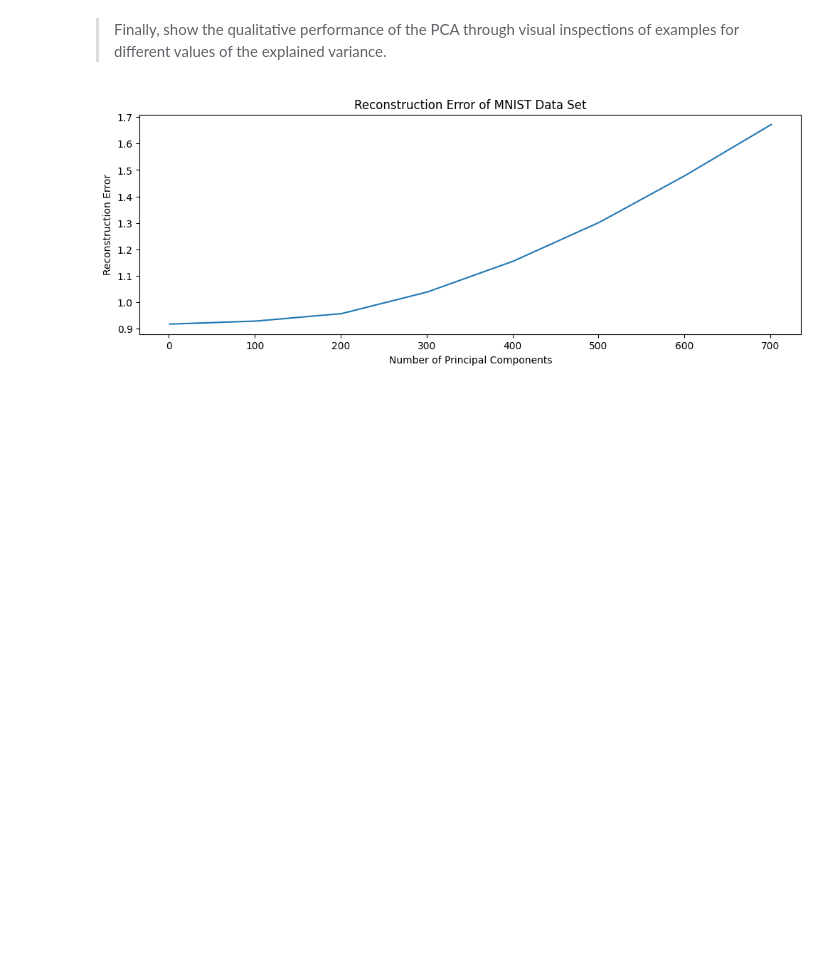
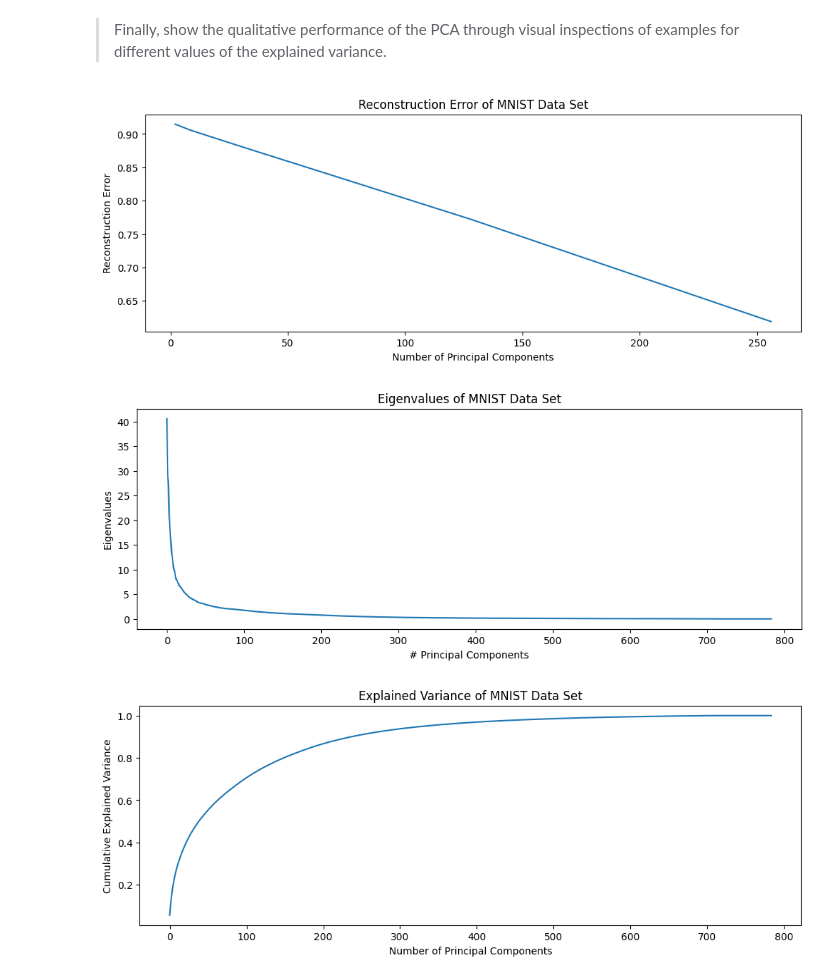
Before and after one commit to KlaraGtknst/PatRec2_SoSe24, a Jupyter notebook: 09_PCA.ipynb, the cells around one changed output. Cells and saved outputs as stored; diff of their text form; code cells hidden in the pictures; blank space fills up the shorter version.

```diff
--- a/09_PCA.ipynb
+++ b/09_PCA.ipynb
@@ -167,7 +167,7 @@ class PCA:
         # self.scaler.fit(X)
         # X_scaled = self.scaler.transform(X)
         mean = np.mean(X, axis=0)
-        cov_matr = (X - mean).T.dot((X - mean)) / (X.shape[0]-1)
+        cov_matr = (X - mean).T.dot((X - mean)) / (X.shape[0] - 1)
         self.eigenvalues, self.eigenvectors = np.linalg.eigh(cov_matr)
         idx = self.eigenvalues.argsort()[::-1]  # biggest eigenvalues first
         self.eigenvalues = self.eigenvalues[idx]
@@ -189,8 +189,7 @@ class PCA:
         """
         X_scaled = X#self.scaler.transform(X)
         mean = np.mean(X_scaled, axis=0)
-        return np.array([mean + np.sum([(x.T @ self.eigenvectors[i] - mean.T @ self.eigenvectors[i]) * self.eigenvectors[i] \
-                                        for i in range(self.M)], axis=0) for x in X_scaled])
+        return np.array([[(x.T @ self.eigenvectors[i]) for i in range(self.M)] for x in X_scaled])
 
 
     def inverse_transform(self, Z):
@@ -203,7 +202,14 @@ class PCA:
         Returns:
             Re-transformed samples in the input space.
         """
-        return np.array([np.sum([z[i] * self.eigenvectors[i] for i in range(self.M)], axis=0) for z in Z])
+        if(len(Z.shape) == 1):
+            Z = Z.reshape(-1, 1)
+
+        res = []
+        for z in Z:
+            res.append(np.sum([z[i] * self.eigenvectors[i] for i in range(self.M)], axis=0))
+        return np.array(res)
+        return np.array([np.sum([z[i] * self.eigenvectors[i] for i in range(self.M)], axis=0) for z in Z])  # fixme
 
     def _determine_M(self):
         """Determine number of finally selected components."""
@@ -216,10 +222,11 @@ class PCA:
 > Having implemented the PCA, we apply it to the two-dimensional toy data set to visualize eigenvectors and eigenvalues.
 # %%
 # Apply PCA to toy data set.
-pca = PCA(n_components=1)
+pca = PCA(n_components=2)   #1
 pca.fit(X_toy_scaled)
 X_toy_pca = pca.transform(X_toy_scaled)
 X_toy_reconstructed = pca.inverse_transform(X_toy_pca)
+#print(X_toy_reconstructed, X_toy_reconstructed.shape)
 
 plt.figure(figsize=(12, 4))
 plt.scatter(X_toy_scaled[:, 0], X_toy_scaled[:, 1], label='Original Data')
@@ -229,4 +236,7 @@ plt.plot([0, pca.eigenvectors[0, 0]], [0, pca.eigenvectors[0, 1]], color='red',
 plt.plot([0, pca.eigenvectors[1, 0]], [0, pca.eigenvectors[1, 1]], color='green', lw=5, label='Second Principal Component')
 plt.scatter(X_toy_reconstructed[:, 0], X_toy_reconstructed[:, 1], label='Reconstructed Data', alpha=0.5)
 plt.legend()
+plt.axis('equal')
+
+print(np.mean((X_toy_scaled - X_toy_reconstructed) ** 2))
 # %% [output]
@@ -260,7 +267,7 @@ def compute_reconstruction_error(X_orig, X_rec):
 # %%
 from tqdm import tqdm
 error_hist = []
-for M in tqdm(range(1, 28*28, 100)):
+for M in tqdm([2**i for i in range(1, int(np.log2(28*28)))]):
     pca = PCA(n_components=M)
     pca.fit(X_img_scaled)
     X_img_pca = pca.transform(X_img_scaled)
@@ -280,10 +287,26 @@ M=701, Reconstruction error: 1.6717956980396576
 > Finally, show the qualitative performance of the PCA through visual inspections of examples for different values of the explained variance.
 # %%
 plt.figure(figsize=(12, 4))
-plt.plot(range(1, 28*28, 100), error_hist)
+plt.plot([2**i for i in range(1, int(np.log2(28*28)))], error_hist)
 plt.xlabel('Number of Principal Components')
 plt.ylabel('Reconstruction Error')
 plt.title('Reconstruction Error of MNIST Data Set')
 plt.show()
+
+plt.figure(figsize=(12, 4))
+plt.plot(pca.eigenvalues)
+plt.title('Eigenvalues of MNIST Data Set')
+plt.xlabel('# Principal Components')
+plt.ylabel('Eigenvalues')
+plt.show()
+
+plt.figure(figsize=(12, 4))
+plt.plot(np.cumsum(pca.eigenvalues) / np.sum(pca.eigenvalues))
+plt.title('Explained Variance of MNIST Data Set')
+plt.xlabel('Number of Principal Components')
+plt.ylabel('Cumulative Explained Variance')
+plt.show()
 # %% [output]
-[figure, old version]
+[figure, new version]
+[figure, added]
+[figure, added]
```
Also changed, not shown: parts of 2 cells of this notebook.
